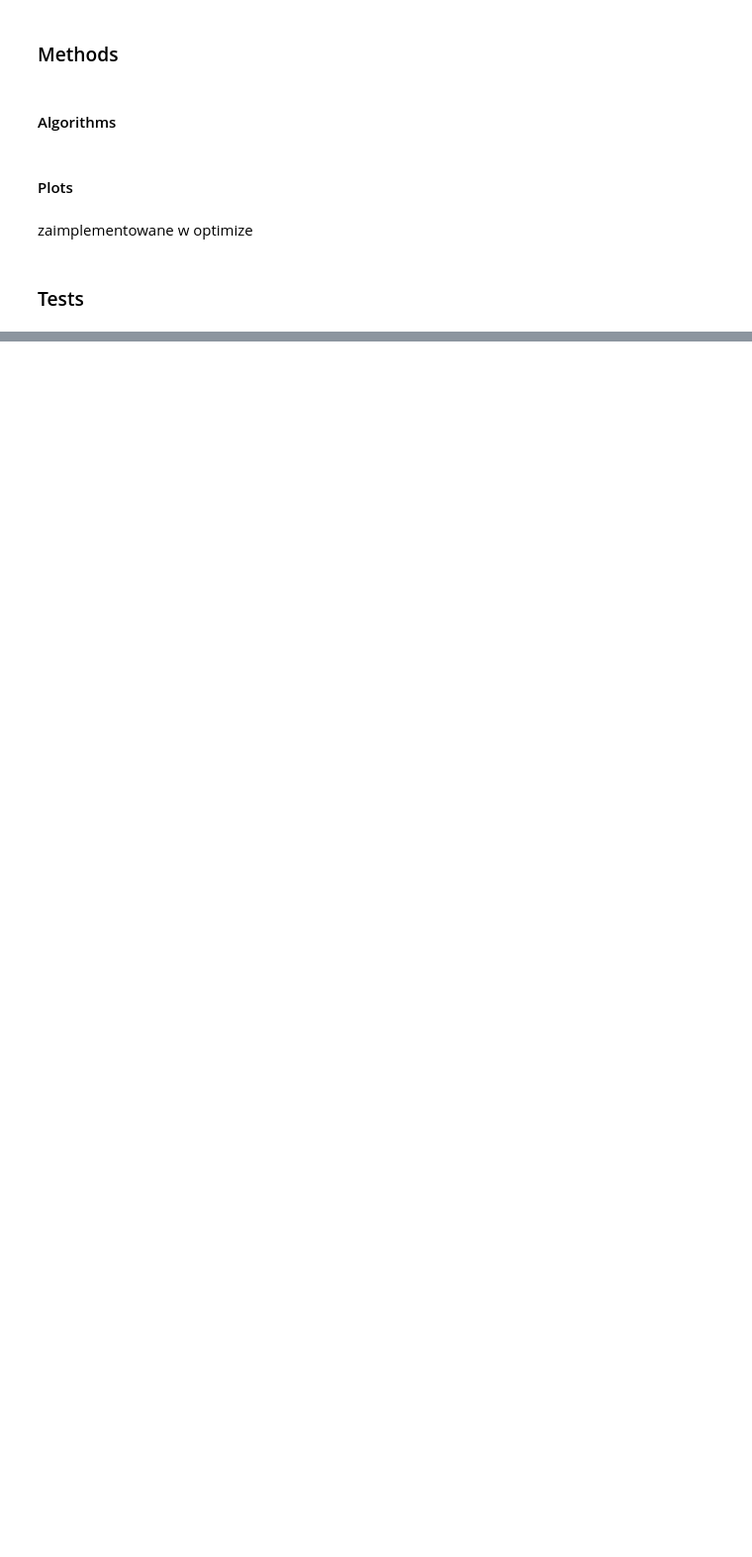
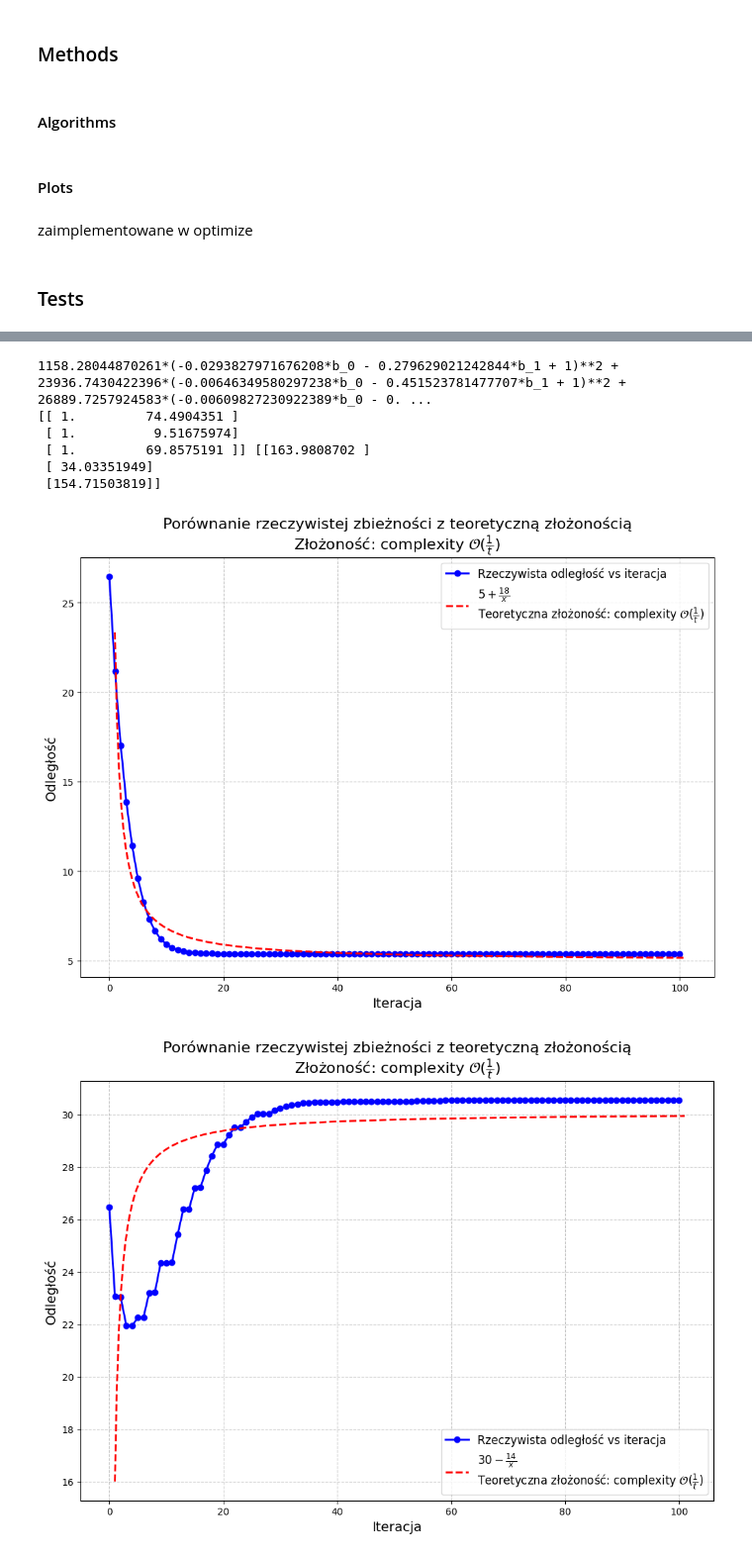
Before and after one commit to maxi7524/proseminarium, a Jupyter notebook: summary.ipynb, the cells around one changed output, grey strips where cells are left out. Shown at 99% size. Saved outputs shown, nothing was run; the diff lists cells and outputs as text; code cells hidden in the pictures; blank space fills up the shorter version.

```diff
--- a/summary.ipynb
+++ b/summary.ipynb
@@ -27,9 +31,9 @@ def gradient_descent(x0, func_sp, learning_rate=0.01, max_iter=100, tol=1e-6):
     x = np.array(x0)
 
     # calculating grad
-    grad = [sp.diff(func_sp, var) for var in func_sp.free_symbols]
+    grad = [sp.diff(func_sp, var) for var in symbols]
     # lambdify gradient
-    grad = sp.lambdify(func_sp.free_symbols, grad)
+    grad = sp.lambdify(symbols, grad)
 
     # iterating
     for _ in range(max_iter):
@@ -308,0 +289,44 @@ will be removed in a future version of SymPy.
+# %%
+# function parameters
+n = 3 # lenght of probe
+m = 2 # feature amount
+bi = sp.symbols(f'b_0:{m}') # estimated values
+
+# algorithms parameters
+x0 = (10, 28)
+lr = 0.00001
+n_iter = 100
+
+
+# creating probe
+X = np.random.uniform(0, 100, n).reshape(-1 ,1)
+y = X * 2 + 15
+# creating matrix with ones
+X = np.hstack((np.ones(X.shape), X))
+
+# finding x_true
+b_true = np.linalg.solve(X.T @ X, X.T @ y).reshape(-1, ) # should be same as coefficent in y
+
+np.array(bi).reshape(-1, 1)
+# creating RRS
+RSS = sum((y[i] - X[i, :] @ np.array(bi).reshape(-1, 1))**2 for i in range(n)).item()
+print(RSS)
+
+print(X, y)
+
+# raport
+complexity_raport(x0, b_true, RSS, lr, n_iter, None)
+
+
+
+# TODO, we can add noise later
+# TODO, random point and take mean of this calculations ???? ~
+# %% [output]
+1158.28044870261*(-0.0293827971676208*b_0 - 0.279629021242844*b_1 + 1)**2 + 23936.7430422396*(-0.00646349580297238*b_0 - 0.451523781477707*b_1 + 1)**2 + 26889.7257924583*(-0.00609827230922389*b_0 - 0. ...
+[[ 1.         74.4904351 ]
+ [ 1.          9.51675974]
+ [ 1.         69.8575191 ]] [[163.9808702 ]
+ [ 34.03351949]
+ [154.71503819]]
+[figure, added]
+[figure, added]
```
Also changed, not shown: parts of 18 cells of this notebook.
